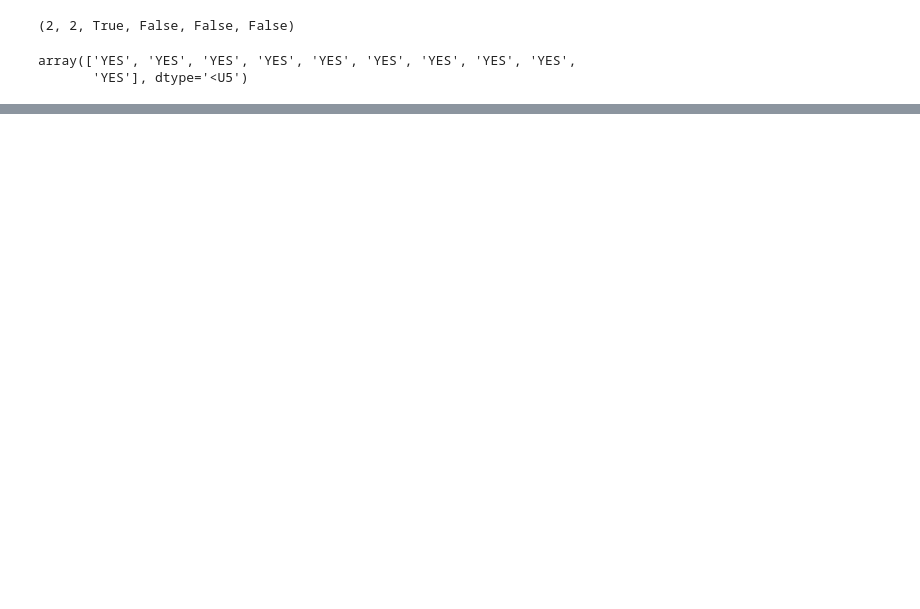
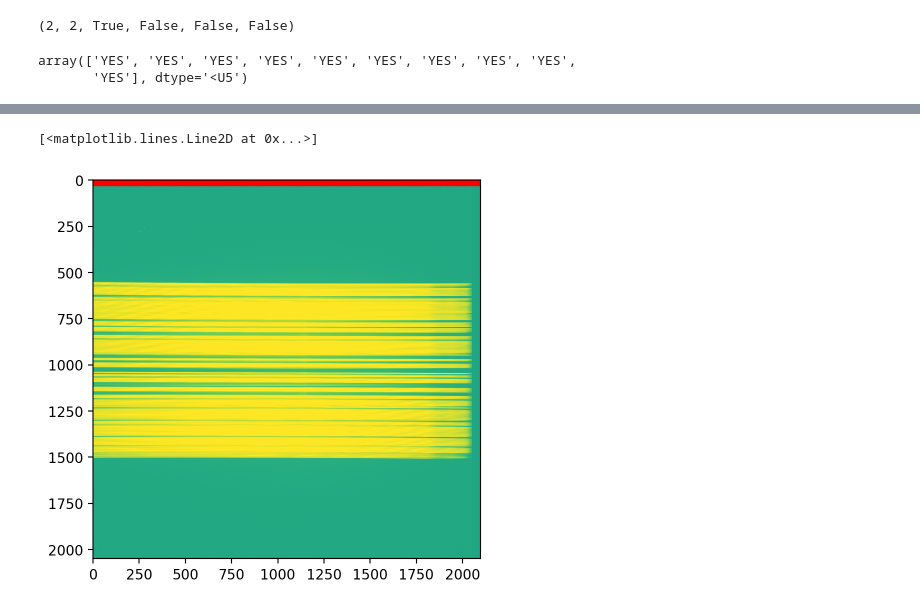
Before and after one commit to hbahk/kspecdr, a Jupyter notebook: notebooks/test_make_tlm.ipynb, the cells around one changed output, grey strips where cells are left out. Saved outputs shown, nothing was run; the diff lists cells and outputs as text; code cells hidden in the pictures; blank space fills up the shorter version.

```diff
--- a/notebooks/test_make_tlm.ipynb
+++ b/notebooks/test_make_tlm.ipynb
@@ -83,3 +85,40 @@ convert_fibre_types_to_trace_status(6, np.array(['P', 'P', 'P', 'P', 'P', 'S', '
 # %% [output]
 array(['YES', 'YES', 'YES', 'YES', 'YES', 'YES', 'YES', 'YES', 'YES',
        'YES'], dtype='<U5')
+# %%
+from kspecdr.tlm.make_tlm import read_instrument_data, set_instrument_specific_params, convert_fibre_types_to_trace_status, detect_traces
+im_file, instrument_code = im, 6
+
+# Step 0: Pre-amble - Read image data and get instrument information
+img_data, var_data, fibre_types = read_instrument_data(
+    im_file, instrument_code
+)
+
+# Step 1: Set instrument-specific parameters
+order, pk_search_method, do_distortion, sparse_fibs, experimental, qad_pksearch = (
+    set_instrument_specific_params(instrument_code, args)
+)
+
+# Step 2: Convert fibre types to trace status
+fibre_has_trace = convert_fibre_types_to_trace_status(
+    instrument_code, fibre_types, len(fibre_types)
+)
+
+# Step 3: Count fibre types
+n_officially_inuse = np.sum(fibre_has_trace == "YES")
+n_potentially_able = np.sum(fibre_has_trace == "MAYBE")
+n_officially_dead = np.sum(fibre_has_trace == "NO")
+
+print(f"Fibres officially in use: {n_officially_inuse}")
+print(f"Fibres potentially able: {n_potentially_able}")
+print(f"Fibres officially dead: {n_officially_dead}")
+
+# Step 4: Find fiber traces across the image
+nx, ny = img_data.shape
+max_ntraces = len(fibre_types)
+nf = len(fibre_types)
+
+ntraces, traces, spat_slice, pk_posn = detect_traces(
+    img_data, nx, ny, max_ntraces, nf, order, sparse_fibs,
+    experimental, pk_search_method, do_distortion
+)
@@ -85,0 +187,7 @@ array(['YES', 'YES', 'YES', 'YES', 'YES', 'YES', 'YES', 'YES', 'YES',
+# %%
+fig, ax = plt.subplots(figsize=(5, 5))
+ax.imshow(img_data, vmax=1000, vmin=10)
+ax.plot(p_pks, [mid]*len(p_pks), 'ro')
+# %% [output]
+[<matplotlib.lines.Line2D at 0x...>]
+[figure, added]
```
Also changed, not shown: parts of 12 cells of this notebook, 1 other file.
